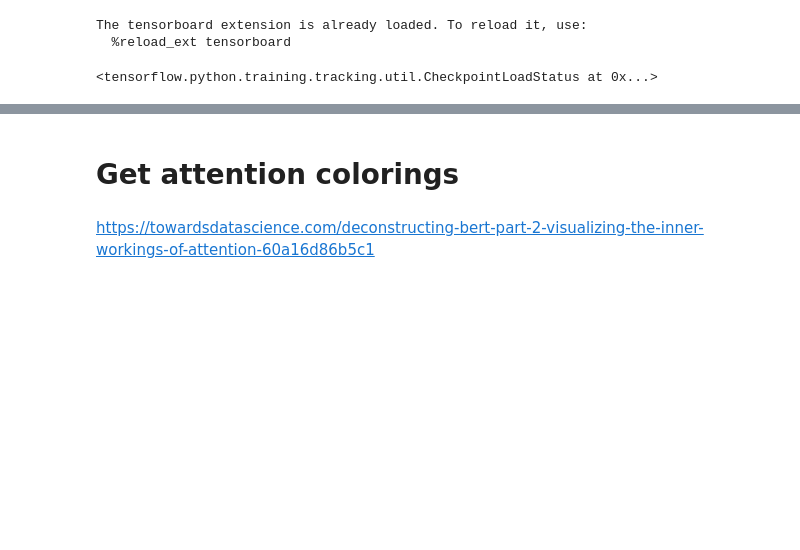
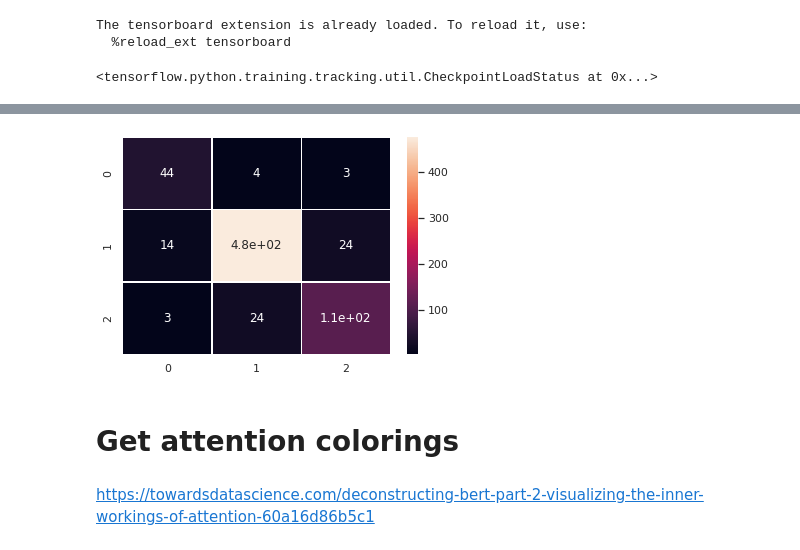
Before and after one commit to ENEE439d-TEXTML/TextML, a Jupyter notebook: input.ipynb, the cells around one changed output, grey strips where cells are left out. Drawn from its saved outputs; the diff is of its cells as text; code cells hidden in the pictures; blank space fills up the shorter version.

```diff
--- a/input.ipynb
+++ b/input.ipynb
@@ -505,2 +509,2 @@ classifier_model.load_weights('/content/drive/MyDrive/Text-ML/checkpoint')
 # %%
-# preds_t=classifier_model.predict(X_test,verbose=1)
+preds_t=classifier_model.predict(X_test,verbose=1)
@@ -512,6 +518,8 @@ import seaborn as sns; sns.set_theme()
 # %%
-# c_mat=tf.math.confusion_matrix(np.argmax(preds_t,-1),y_test)
-# ax = sns.heatmap(c_mat,annot=True,linewidths=.5)
+c_mat=tf.math.confusion_matrix(np.argmax(preds_t,-1),y_test)
+ax = sns.heatmap(c_mat,annot=True,linewidths=.5)
+# %% [output]
+[figure, added]
 # %% [markdown]
 # Get attention colorings
 # %% [markdown]
```
Also changed, not shown: parts of 15 cells of this notebook.
